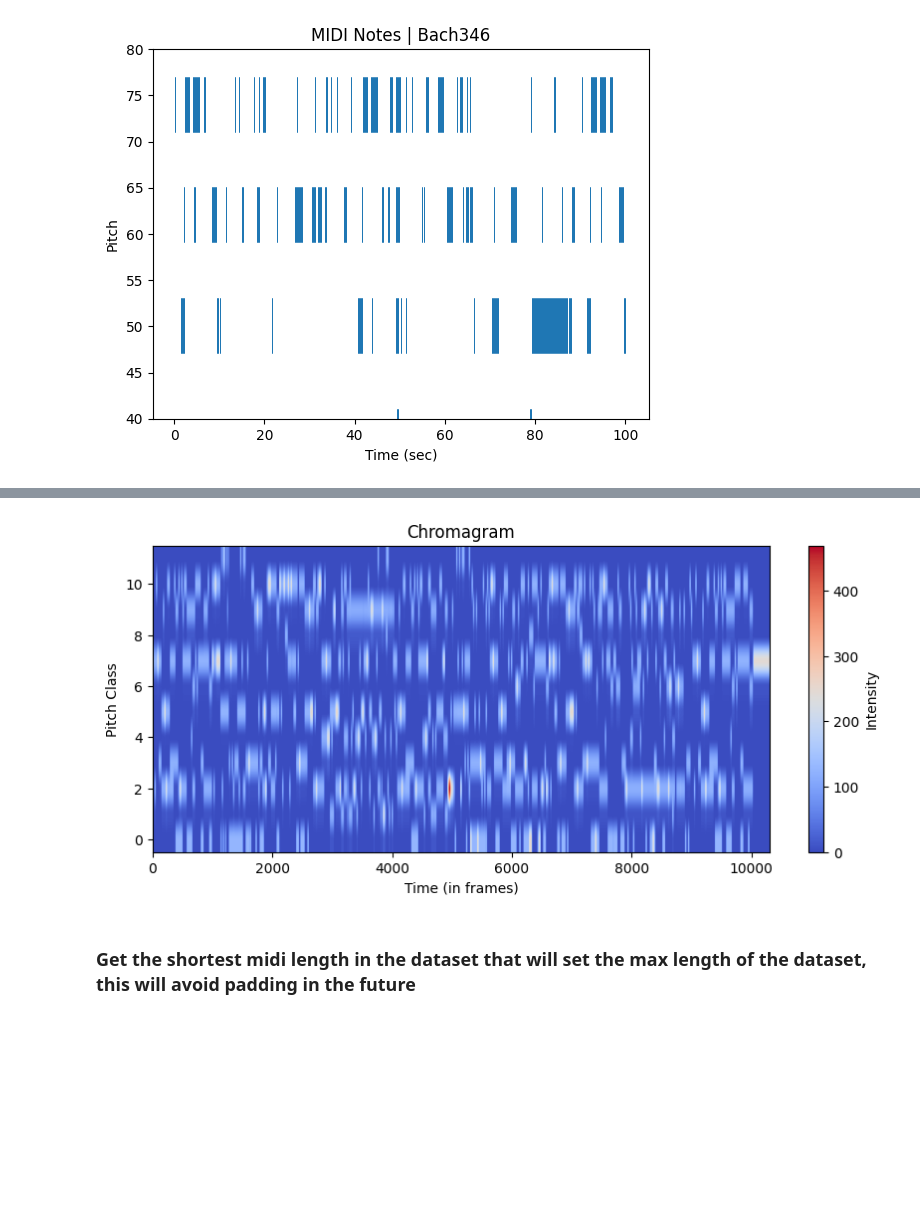
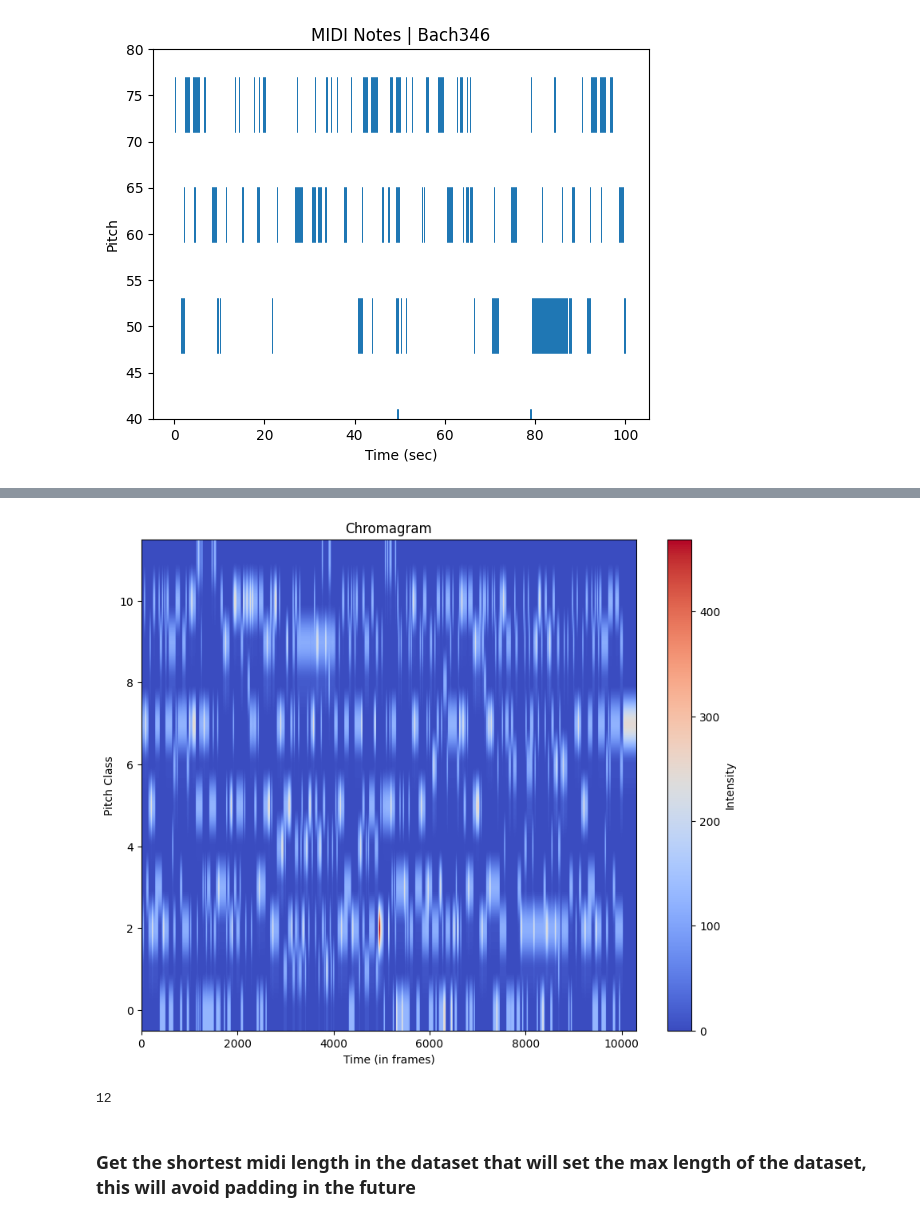
Before and after one commit to mugithi/msaai-nn, a Jupyter notebook: MachineLearningforComposerClassificationUsingMusicalScores.ipynb, the cells around one changed output, grey strips where cells are left out. Saved outputs shown, nothing was run; the diff lists cells and outputs as text; code cells hidden in the pictures; blank space fills up the shorter version.

```diff
--- a/MachineLearningforComposerClassificationUsingMusicalScores.ipynb
+++ b/MachineLearningforComposerClassificationUsingMusicalScores.ipynb
@@ -137,14 +172,16 @@ plt.show()
 # %%
 # Plot the chromagram
-plt.figure(figsize=(10, 4))
+plt.figure(figsize=(10, 8))
 plt.imshow(chromagram, aspect='auto', origin='lower', cmap='coolwarm')
 plt.title('Chromagram')
 plt.ylabel('Pitch Class')
 plt.xlabel('Time (in frames)')
 plt.colorbar(label='Intensity')
 plt.show()
+print(len(chromagram))
 # %% [output]
-[figure, old version]
+[figure, new version]
+12
 # %% [markdown]
 ### Get the shortest midi length in the dataset that will set the max length of the dataset, this will avoid padding in the future
 # %%
```
Also changed, not shown: parts of 15 cells of this notebook.
